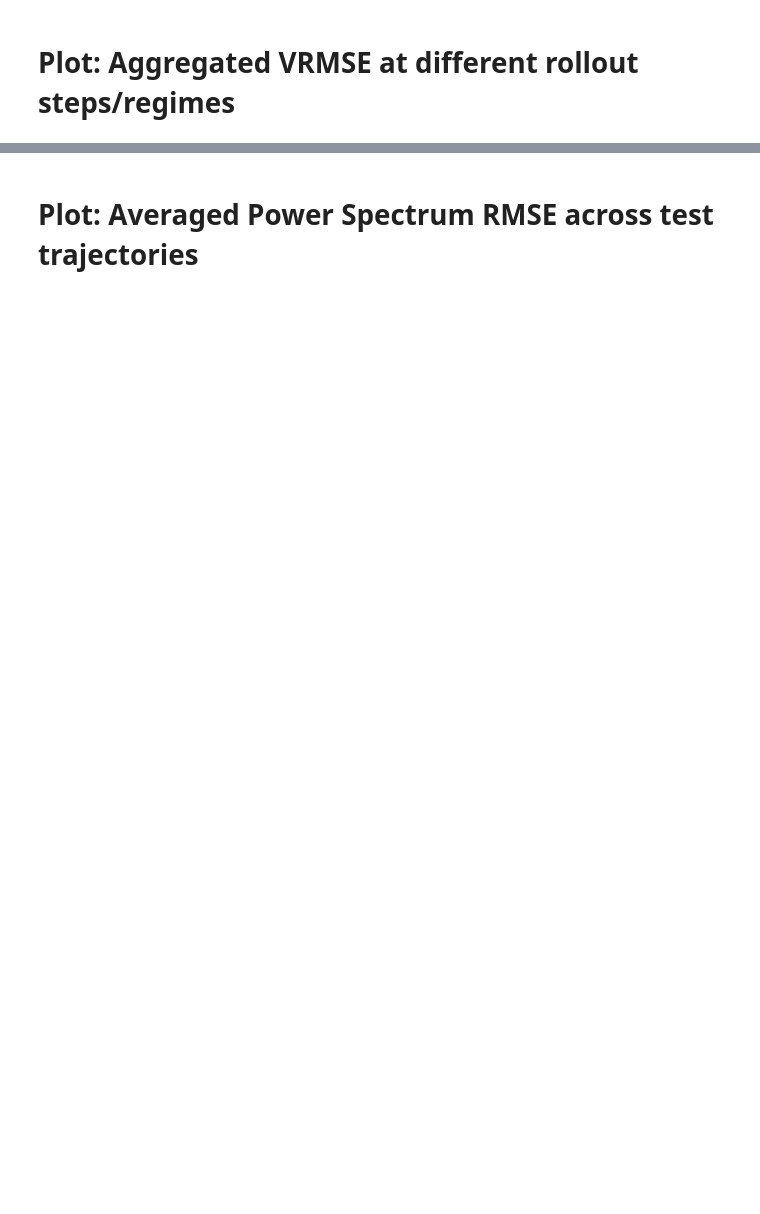
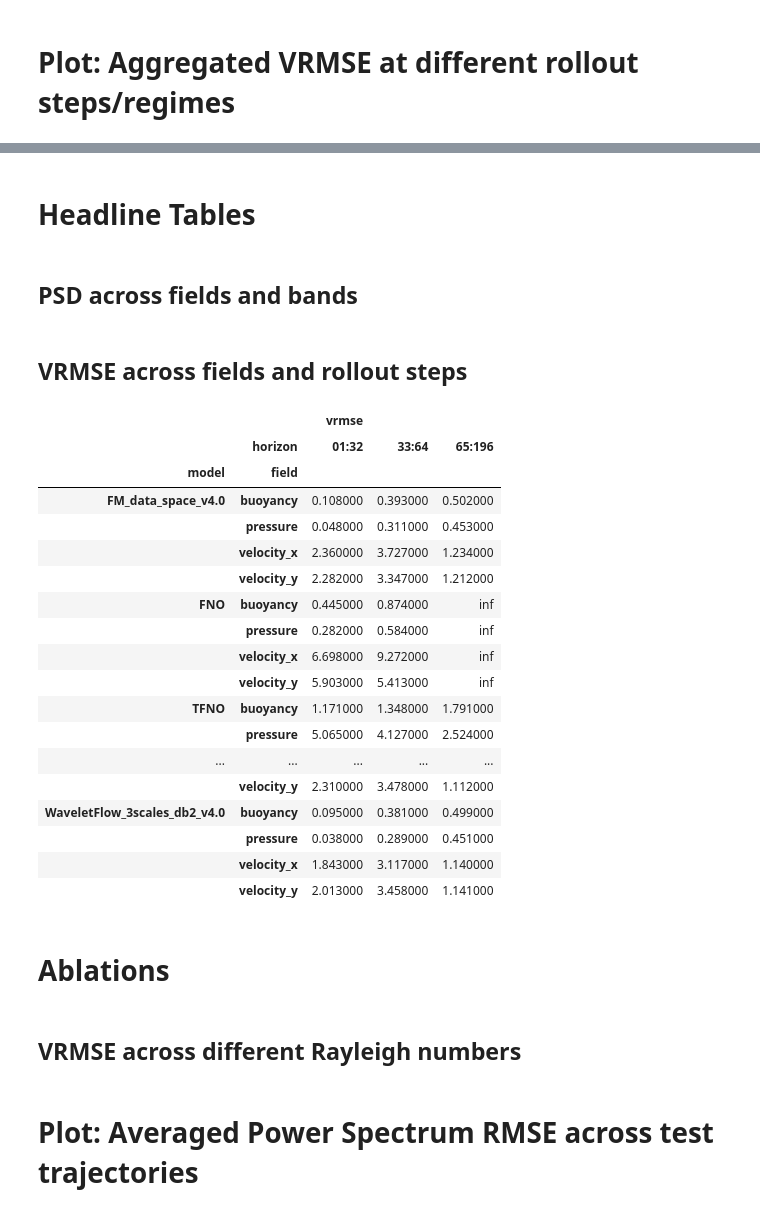
Before and after one commit to gabrieleaccarino/wavelet_flow_matching, a Jupyter notebook: notebooks/rollout_evaluation_rayleigh_benard.ipynb, the cells around one changed output, grey strips where cells are left out. Cells and saved outputs as stored; diff of their text form; code cells hidden in the pictures; blank space fills up the shorter version.

```diff
--- a/notebooks/rollout_evaluation_rayleigh_benard.ipynb
+++ b/notebooks/rollout_evaluation_rayleigh_benard.ipynb
@@ -397,0 +511,47 @@ plt.show()
+# %% [markdown]
+# Headline Tables
+# %%
+def highlight_min_per_field_horizon(df: pd.DataFrame) -> pd.DataFrame:
+    styles = pd.DataFrame("", index=df.index, columns=df.columns)
+    fields = df.index.get_level_values("field").unique()
+
+    for field in fields:
+        field_mask = df.index.get_level_values("field") == field
+        sub = df.loc[field_mask]
+        for col in df.columns:
+            min_idx = sub[col].idxmin()
+            styles.loc[min_idx, col] = "font-weight: bold"
+
+    return styles
+# %% [markdown]
+## PSD across fields and bands
+# %% [markdown]
+## VRMSE across fields and rollout steps
+# %%
+table = stats_df[["model", "field", "horizon", "vrmse", "rmse", "nrmse", "crps"]]
+
+table = table.groupby(["model", "field", "horizon"]).agg(aggregate).round(3).reset_index()
+table = table.pivot(index=["model", "field"], columns="horizon", values=["vrmse"])
+table.style.apply(highlight_min_per_field_horizon, axis=None)
+# print(table.to_latex(float_format="%.3f"))
+#table
+# %% [output]
+|  |  | vrmse |  |  |
+|  | horizon | 01:32 | 33:64 | 65:196 |
+| model | field |  |  |  |
+| FM_data_space_v4.0 | buoyancy | 0.108000 | 0.393000 | 0.502000 |
+|  | pressure | 0.048000 | 0.311000 | 0.453000 |
+|  | velocity_x | 2.360000 | 3.727000 | 1.234000 |
+|  | velocity_y | 2.282000 | 3.347000 | 1.212000 |
+| FNO | buoyancy | 0.445000 | 0.874000 | inf |
+|  | pressure | 0.282000 | 0.584000 | inf |
+|  | velocity_x | 6.698000 | 9.272000 | inf |
+|  | velocity_y | 5.903000 | 5.413000 | inf |
+| TFNO | buoyancy | 1.171000 | 1.348000 | 1.791000 |
+|  | pressure | 5.065000 | 4.127000 | 2.524000 |
+| ... | ... | ... | ... | ... |
+|  | velocity_y | 2.310000 | 3.478000 | 1.112000 |
+| WaveletFlow_3scales_db2_v4.0 | buoyancy | 0.095000 | 0.381000 | 0.499000 |
+|  | pressure | 0.038000 | 0.289000 | 0.451000 |
+|  | velocity_x | 1.843000 | 3.117000 | 1.140000 |
+|  | velocity_y | 2.013000 | 3.458000 | 1.141000 |
@@ -397,0 +560,4 @@ plt.show()
+# %% [markdown]
+# Ablations
+# %% [markdown]
+## VRMSE across different Rayleigh numbers
```
Also changed, not shown: parts of 63 cells of this notebook, 12 other files.
